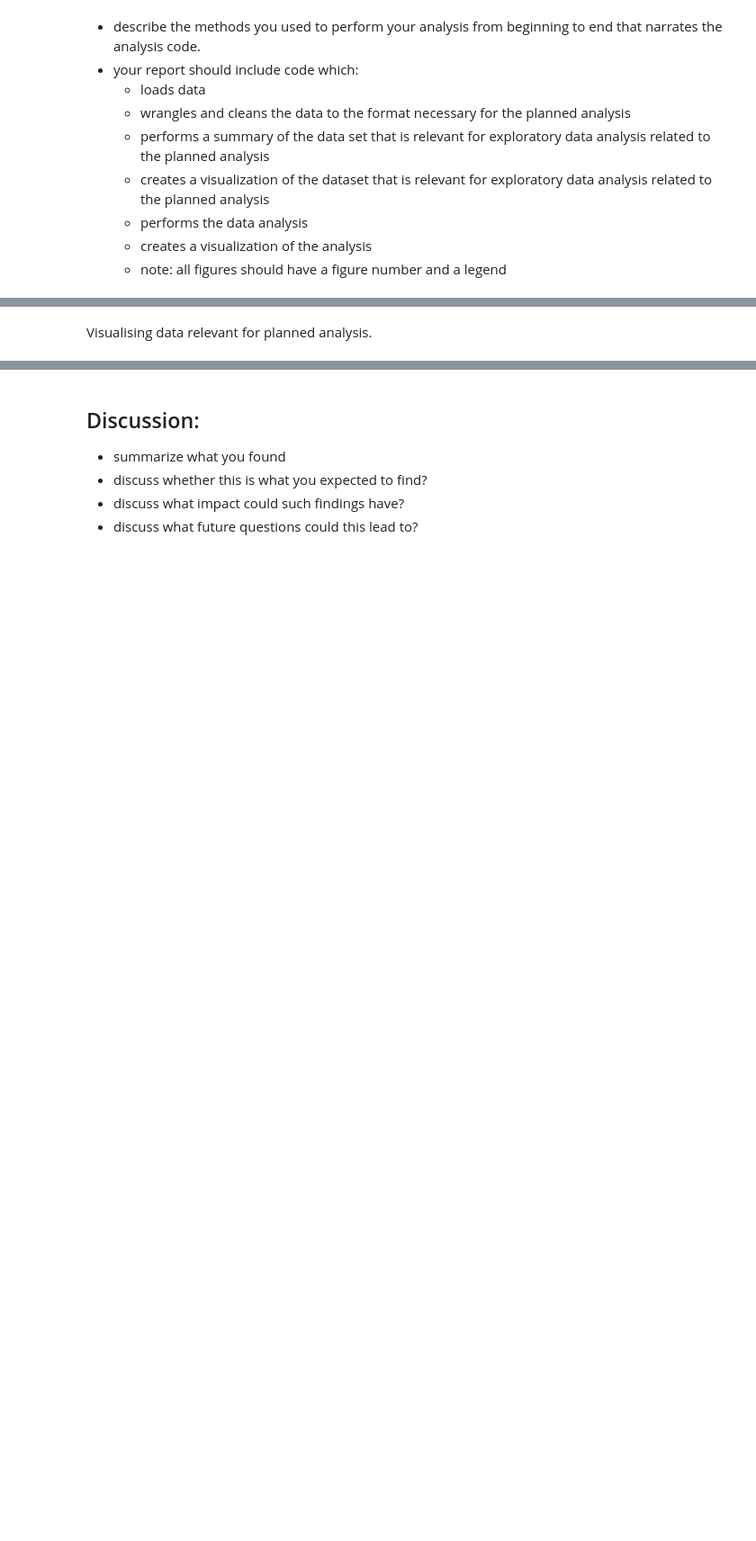
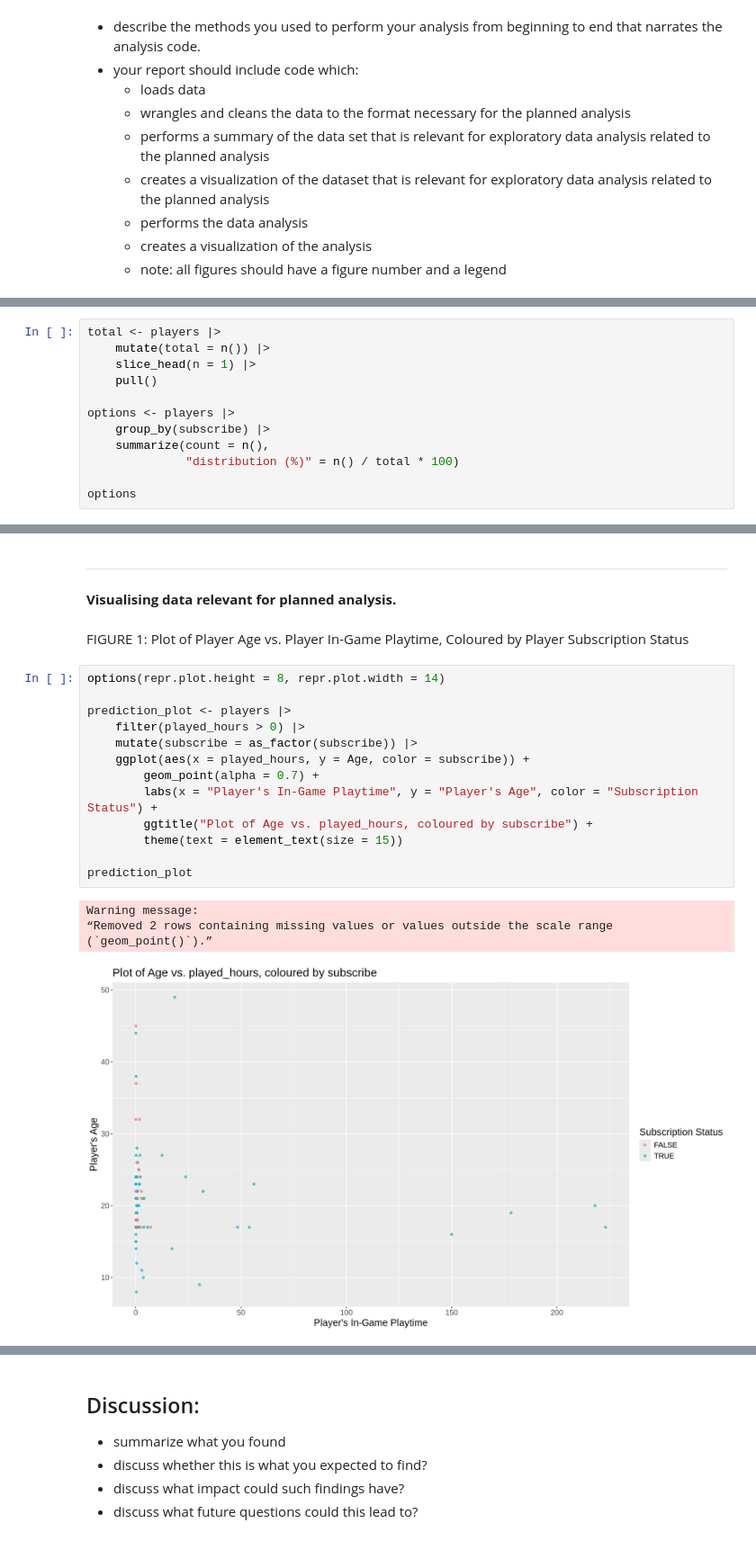
Before and after one commit to Rafee1012/dsci-100-group-project-10, a Jupyter notebook: project_final_report.ipynb, the cells around one changed output, grey strips where cells are left out. Shown: that part at 90% size. Drawn from its saved outputs; the diff is of its cells as text; blank space fills up the shorter version.

```diff
--- a/project_final_report.ipynb
+++ b/project_final_report.ipynb
@@ -69,0 +114,12 @@ Summarising data relevant for planned analysis. (EXPLAIN THE PREDICTORS OF CHOIC
+# %%
+total <- players |>
+    mutate(total = n()) |>
+    slice_head(n = 1) |>
+    pull()
+
+options <- players |>
+    group_by(subscribe) |>
+    summarize(count = n(),
+              "distribution (%)" = n() / total * 100)
+
+options
@@ -70,3 +163,25 @@ Summarising data relevant for planned analysis. (EXPLAIN THE PREDICTORS OF CHOIC
 # %% [markdown]
-Visualising data relevant for planned analysis.
+---
+
+**Visualising data relevant for planned analysis.**
+# %% [markdown]
+FIGURE 1: Plot of Player Age vs. Player In-Game Playtime, Coloured by Player Subscription Status
+# %%
+options(repr.plot.height = 8, repr.plot.width = 14)
+
+prediction_plot <- players |>
+    filter(played_hours > 0) |>
+    mutate(subscribe = as_factor(subscribe)) |>
+    ggplot(aes(x = played_hours, y = Age, color = subscribe)) +
+        geom_point(alpha = 0.7) +
+        labs(x = "Player's In-Game Playtime", y = "Player's Age", color = "Subscription Status") +
+        ggtitle("Plot of Age vs. played_hours, coloured by subscribe") +
+        theme(text = element_text(size = 15))
+
+prediction_plot
+# %% [output]
+Warning message:
+“Removed 2 rows containing missing values or values outside the scale range
+(`geom_point()`).”
+[figure, added]
 # %% [markdown]
```
Also changed, not shown: parts of 38 cells of this notebook.
